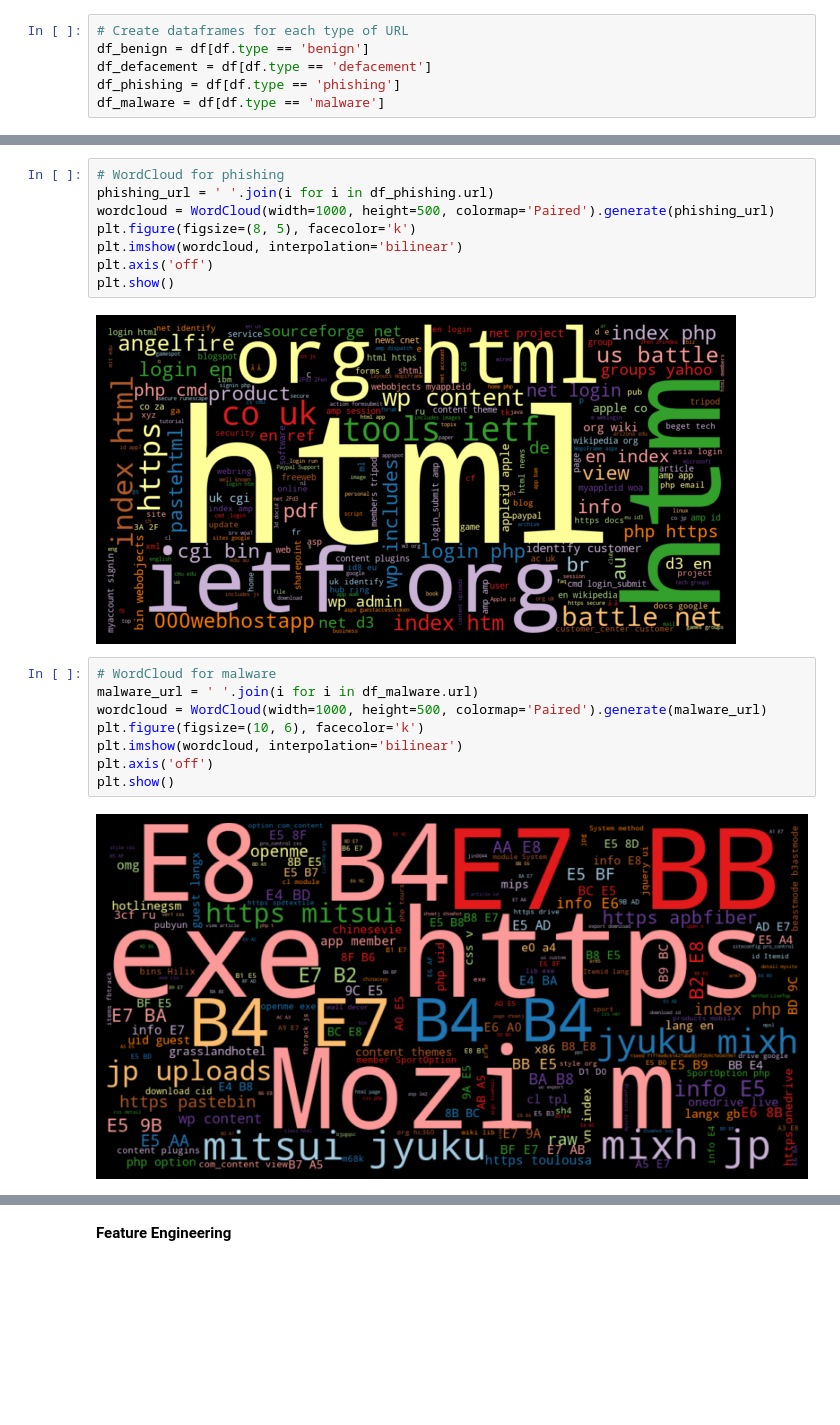
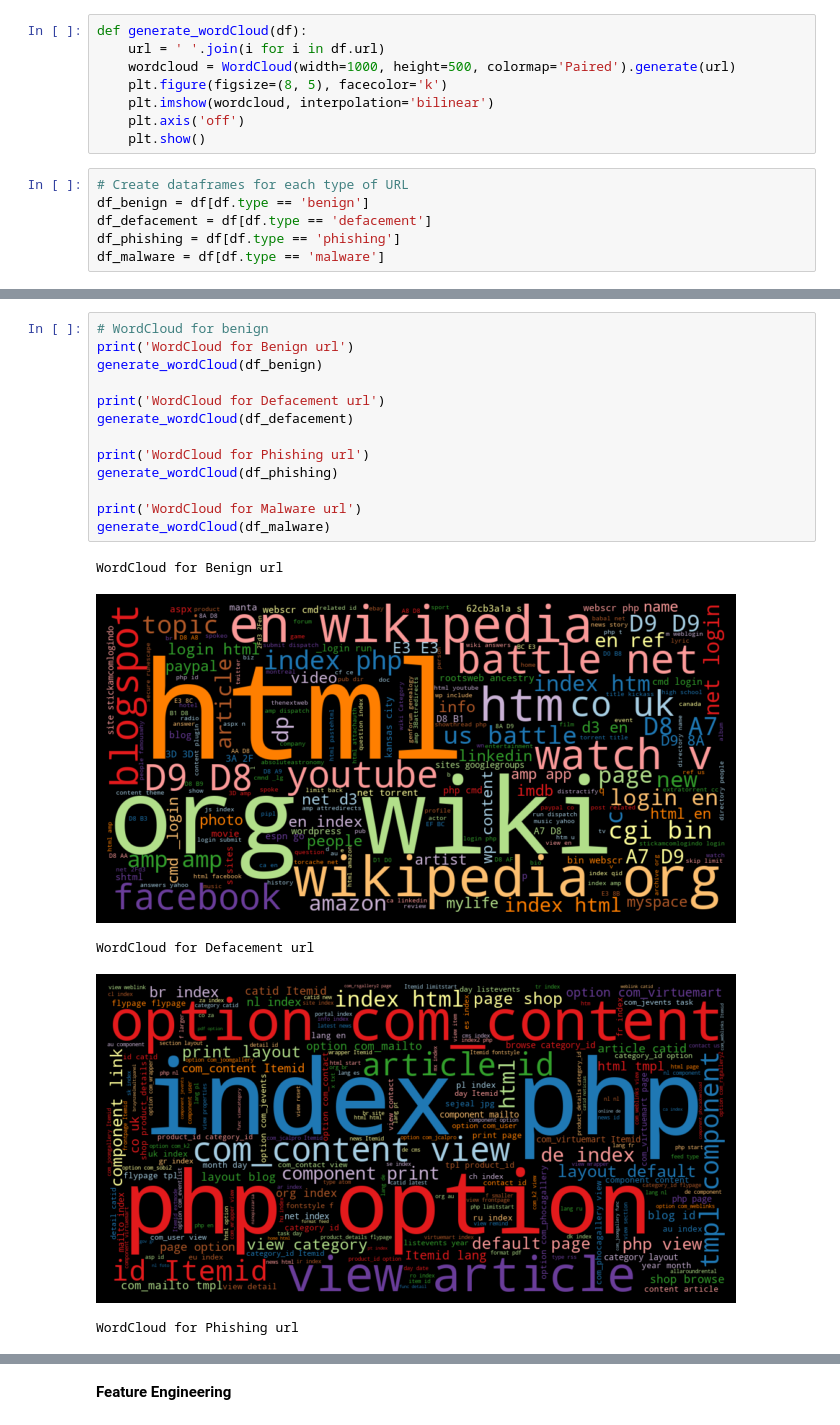
Before and after one commit to DUY2602/Machine_Learning-Deep_Learning, a Jupyter notebook: Malware Detection/Malicious_URL/url_malware_detect.ipynb, the cells around one changed output, grey strips where cells are left out. Cells and saved outputs as stored; diff of their text form; blank space fills up the shorter version.

```diff
--- a/Malware Detection/Malicious_URL/url_malware_detect.ipynb
+++ b/Malware Detection/Malicious_URL/url_malware_detect.ipynb
@@ -38,6 +49,14 @@ Name: count, dtype: int64
 | 4 | http://adventure-nicaragua.net/in... | defacement |
 # %% [markdown]
 **Plotting Wordcloud**
+# %%
+def generate_wordCloud(df):
+    url = ' '.join(i for i in df.url)
+    wordcloud = WordCloud(width=1000, height=500, colormap='Paired').generate(url)
+    plt.figure(figsize=(8, 5), facecolor='k')
+    plt.imshow(wordcloud, interpolation='bilinear')
+    plt.axis('off')
+    plt.show()
 # %%
 # Create dataframes for each type of URL
 df_benign = df[df.type == 'benign']
@@ -67,20 +66,19 @@ plt.show()
-# %%
-# WordCloud for phishing
-phishing_url = ' '.join(i for i in df_phishing.url)
-wordcloud = WordCloud(width=1000, height=500, colormap='Paired').generate(phishing_url)
-plt.figure(figsize=(8, 5), facecolor='k')
-plt.imshow(wordcloud, interpolation='bilinear')
-plt.axis('off')
-plt.show()
-# %% [output]
-[figure, removed]
-# %%
-# WordCloud for malware
-malware_url = ' '.join(i for i in df_malware.url)
-wordcloud = WordCloud(width=1000, height=500, colormap='Paired').generate(malware_url)
-plt.figure(figsize=(10, 6), facecolor='k')
-plt.imshow(wordcloud, interpolation='bilinear')
-plt.axis('off')
-plt.show()
-# %% [output]
-[figure, removed]
+# %%
+# WordCloud for benign
+print('WordCloud for Benign url')
+generate_wordCloud(df_benign)
+
+print('WordCloud for Defacement url')
+generate_wordCloud(df_defacement)
+
+print('WordCloud for Phishing url')
+generate_wordCloud(df_phishing)
+
+print('WordCloud for Malware url')
+generate_wordCloud(df_malware)
+# %% [output]
+WordCloud for Benign url
+[figure, added]
+WordCloud for Defacement url
+[figure, added]
+WordCloud for Phishing url
```
Also changed, not shown: parts of 24 cells of this notebook, 1 other file.
